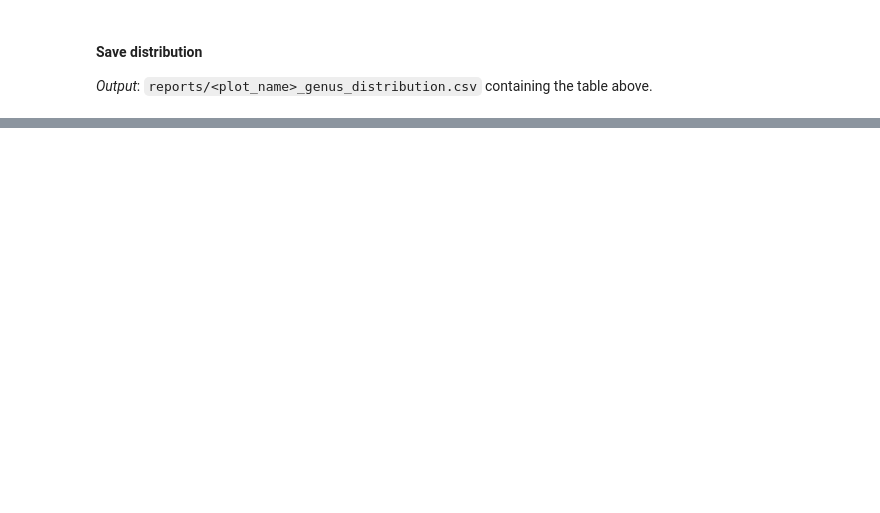
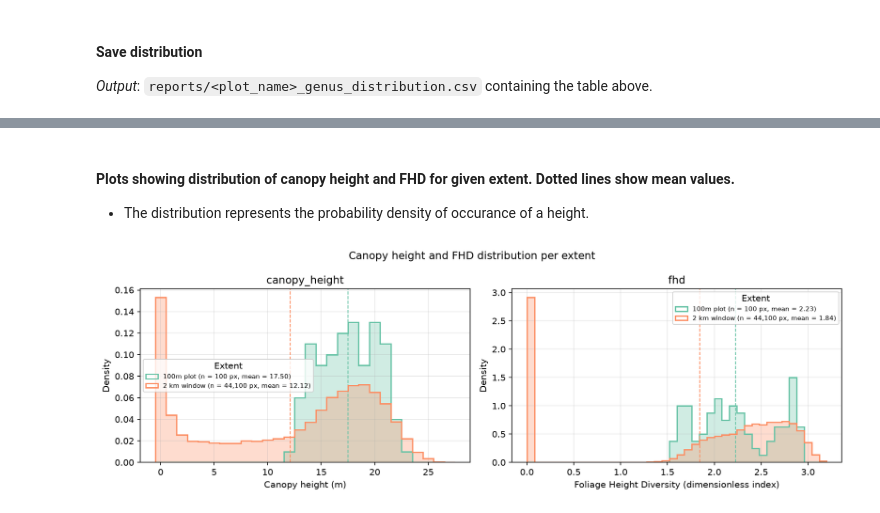
Before and after one commit to VITO-RS-Vegetation/worldforest_efi, a Jupyter notebook: WF_tool_prototype.ipynb, the cells around one changed output, grey strips where cells are left out. Cells and saved outputs as stored; diff of their text form; code cells hidden in the pictures; blank space fills up the shorter version.

```diff
--- a/WF_tool_prototype.ipynb
+++ b/WF_tool_prototype.ipynb
@@ -172,0 +149,10 @@ fig = worldforest.foliage_height_diversity_class.plot(data_fhd, ax=ax[1], overla
+# %% [markdown]
+#### Plots showing distribution of canopy height and FHD for given extent. Dotted lines show mean values.
+- The distribution represents the probability density of occurance of a height.
+# %%
+fig = worldforest.plot_value_distributions(
+    structure_layers, extents, title="Canopy height and FHD distribution per extent"
+)
+plt.show()
+# %% [output]
+[figure, added]
```
Also changed, not shown: parts of 44 cells of this notebook, 9 other files.
